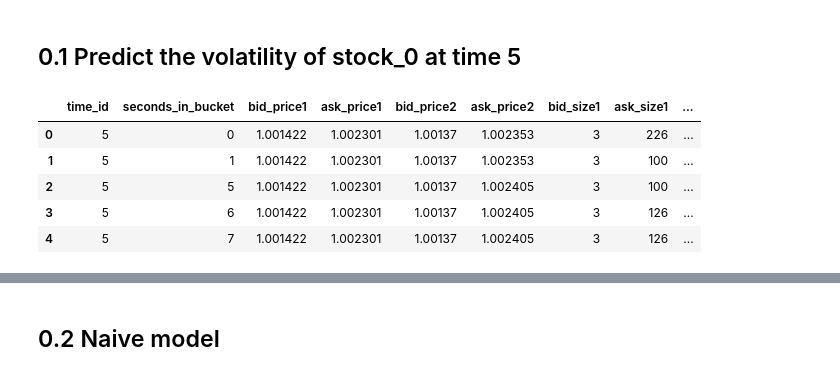
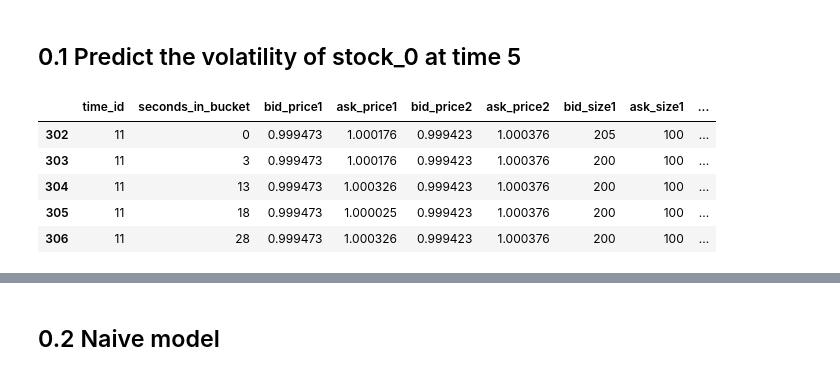
Before and after one commit to LaiquendiJ/Realized_Volatility_Pred_2025, a Jupyter notebook: 0-Naive_model.ipynb, the cells around one changed output, grey strips where cells are left out. Saved outputs shown, nothing was run; the diff lists cells and outputs as text; code cells hidden in the pictures.

```diff
--- a/0-Naive_model.ipynb
+++ b/0-Naive_model.ipynb
@@ -7,27 +7,27 @@ Use the realized volatility at of the current 10 min time interval as the predic
 # %%
 import numpy as np
 import pandas as pd
 import plotly.express as px
 
 
-book_train_0 = pd.read_parquet('optiver-realized-volatility-prediction/book_train.parquet/stock_id=0')
-trade_train_0 = pd.read_parquet('optiver-realized-volatility-prediction/trade_train.parquet/stock_id=0')
+book_train_0 = pd.read_parquet('data/optiver-realized-volatility-prediction/book_train.parquet/stock_id=0')
+trade_train_0 = pd.read_parquet('data/optiver-realized-volatility-prediction/trade_train.parquet/stock_id=0')
 
-train = pd.read_csv('optiver-realized-volatility-prediction/train.csv')
+train = pd.read_csv('data/optiver-realized-volatility-prediction/train.csv')
 
 stock_id = 0
-book_train_example = book_train_0[book_train_0['time_id']==5].copy()
+book_train_example = book_train_0[book_train_0['time_id']==11].copy()
 book_train_example['stock_id'] = stock_id
 
 
 book_train_example.head()
 # %% [output]
 |  | time_id | seconds_in_bucket | bid_price1 | ask_price1 | bid_price2 | ask_price2 | bid_size1 | ask_size1 | ... |
-| 0 | 5 | 0 | 1.001422 | 1.002301 | 1.00137 | 1.002353 | 3 | 226 | ... |
-| 1 | 5 | 1 | 1.001422 | 1.002301 | 1.00137 | 1.002353 | 3 | 100 | ... |
-| 2 | 5 | 5 | 1.001422 | 1.002301 | 1.00137 | 1.002405 | 3 | 100 | ... |
-| 3 | 5 | 6 | 1.001422 | 1.002301 | 1.00137 | 1.002405 | 3 | 126 | ... |
-| 4 | 5 | 7 | 1.001422 | 1.002301 | 1.00137 | 1.002405 | 3 | 126 | ... |
+| 302 | 11 | 0 | 0.999473 | 1.000176 | 0.999423 | 1.000376 | 205 | 100 | ... |
+| 303 | 11 | 3 | 0.999473 | 1.000176 | 0.999423 | 1.000376 | 200 | 100 | ... |
+| 304 | 11 | 13 | 0.999473 | 1.000326 | 0.999423 | 1.000376 | 200 | 100 | ... |
+| 305 | 11 | 18 | 0.999473 | 1.000025 | 0.999423 | 1.000376 | 200 | 100 | ... |
+| 306 | 11 | 28 | 0.999473 | 1.000326 | 0.999423 | 1.000376 | 200 | 100 | ... |
 # %%
 book_train_example['wap'] = (book_train_example['bid_price1'] * book_train_example['ask_size1'] +
                                 book_train_example['ask_price1'] * book_train_example['bid_size1']) / (
```
Also changed, not shown: parts of 3 cells of this notebook, 3 other files.
